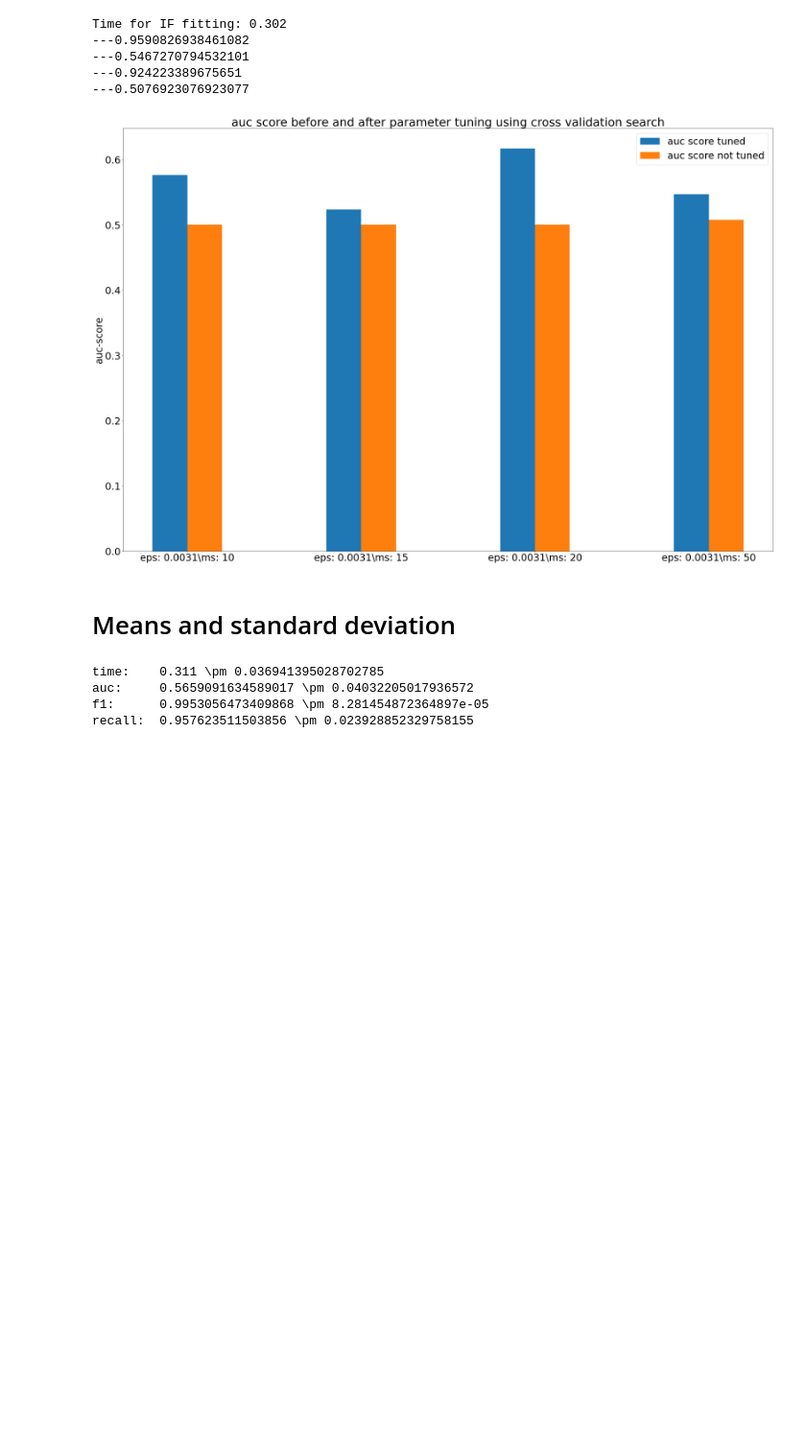
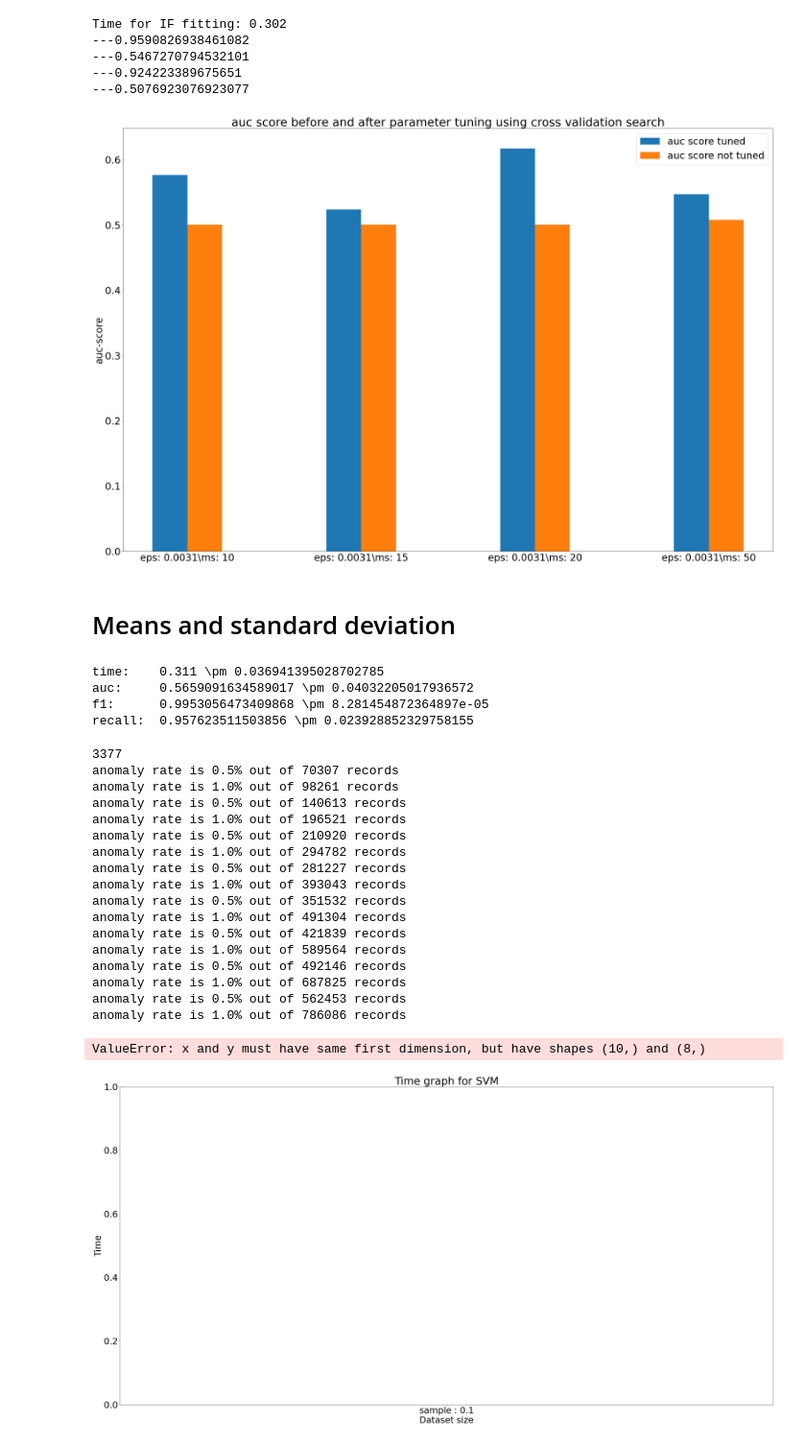
Before and after one commit to Thanhphan1147/kddcup_benchmark, a Jupyter notebook: notebook/Trainning DBSCAN.ipynb, the cells around one changed output. Shown at 96% size. Drawn from its saved outputs; the diff is of its cells as text; code cells hidden in the pictures; blank space fills up the shorter version.

```diff
--- a/notebook/Trainning DBSCAN.ipynb
+++ b/notebook/Trainning DBSCAN.ipynb
@@ -397,6 +397,8 @@ recall:  0.957623511503856 \pm 0.023928852329758155
 # %%
 # Time Analysis
 # %%
+sample_size = 9
+
 from imports import *
 
 from sklearn.metrics import precision_score
@@ -426,7 +428,7 @@ dfsa_attack = df.loc[df["target"]!='normal.'].sample(n = n_records, random_state
 
 tysf = []
 tysa = []
-for i in range(1, 11):
+for i in range(1, sample_size):
     frac = 0.1 * i
     rs = i
 
@@ -464,30 +466,50 @@ for i in range(1, 11):
     db = DBSCAN(eps=0.0031, min_samples=10, metric='euclidean', algorithm = 'auto', n_jobs=-1).fit(x_train)
     y_pred = [1 if i != -1 else i for i in db.labels_]
     t = datetime.datetime.now() - s
     tysa.append(t)
 
 
 plt.figure(figsize=(40,20))
 plt.rc('font', size=30)
 plt.title('Time graph for SVM')
 plt.xlabel("Dataset size")
 plt.ylabel("Time")
 ax = plt.axes()
 pad = 0.005
 
 labels = [f"sample : {0.1*i:.2}" for i in range(1, 11)]
 colors = {'1': 'r', '2':'b', '3':'c', '4':'y'}
 
 
 # Y_axis = np.array([best_score_1, best_score_2, best_score_3, best_score_4])
 #
 X_axis = np.array(labels)
 
 ax.plot(X_axis, tysf, '-', color=colors['1'],label="SF", linewidth=5)
 ax.plot(X_axis, tysa, '-', color=colors['2'],label="SA", linewidth=5)
 plt.legend(['f1 score tuned', 'f1 score not tuned'])
 plt.grid('off')
 plt.tight_layout()
 plt.savefig("SVM_graph_time.png", dpi=100)
 
 plt.show()
+# %% [output]
+3377
+anomaly rate is 0.5% out of 70307 records
+anomaly rate is 1.0% out of 98261 records
+anomaly rate is 0.5% out of 140613 records
+anomaly rate is 1.0% out of 196521 records
+anomaly rate is 0.5% out of 210920 records
+anomaly rate is 1.0% out of 294782 records
+anomaly rate is 0.5% out of 281227 records
+anomaly rate is 1.0% out of 393043 records
+anomaly rate is 0.5% out of 351532 records
+anomaly rate is 1.0% out of 491304 records
+anomaly rate is 0.5% out of 421839 records
+anomaly rate is 1.0% out of 589564 records
+anomaly rate is 0.5% out of 492146 records
+anomaly rate is 1.0% out of 687825 records
+anomaly rate is 0.5% out of 562453 records
+anomaly rate is 1.0% out of 786086 records
+ValueError: x and y must have same first dimension, but have shapes (10,) and (8,)
+[figure, added]
```
Also changed, not shown: parts of 1 cell of this notebook, 4 other files.
